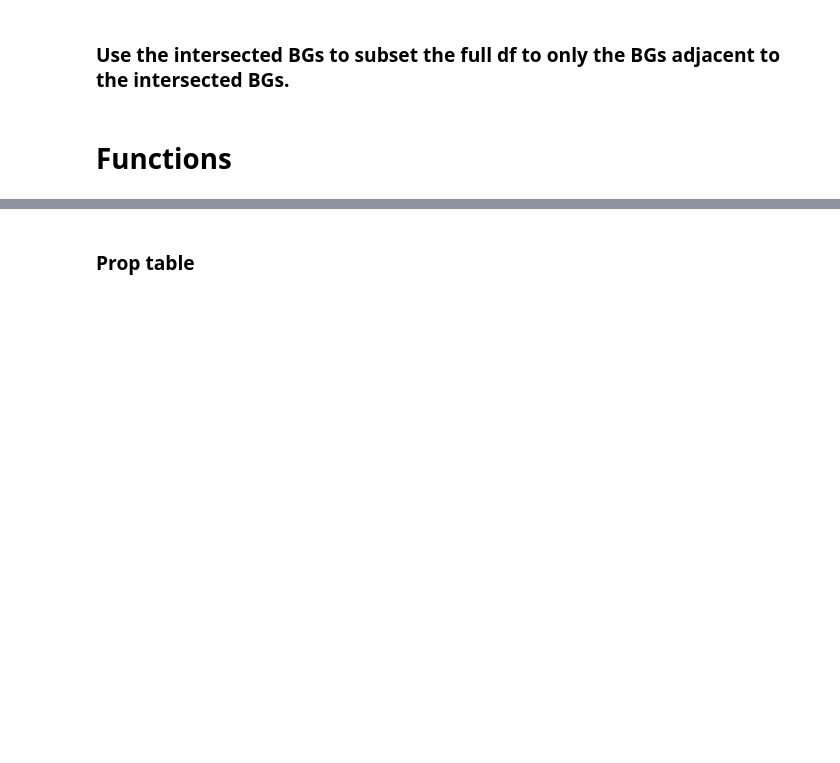
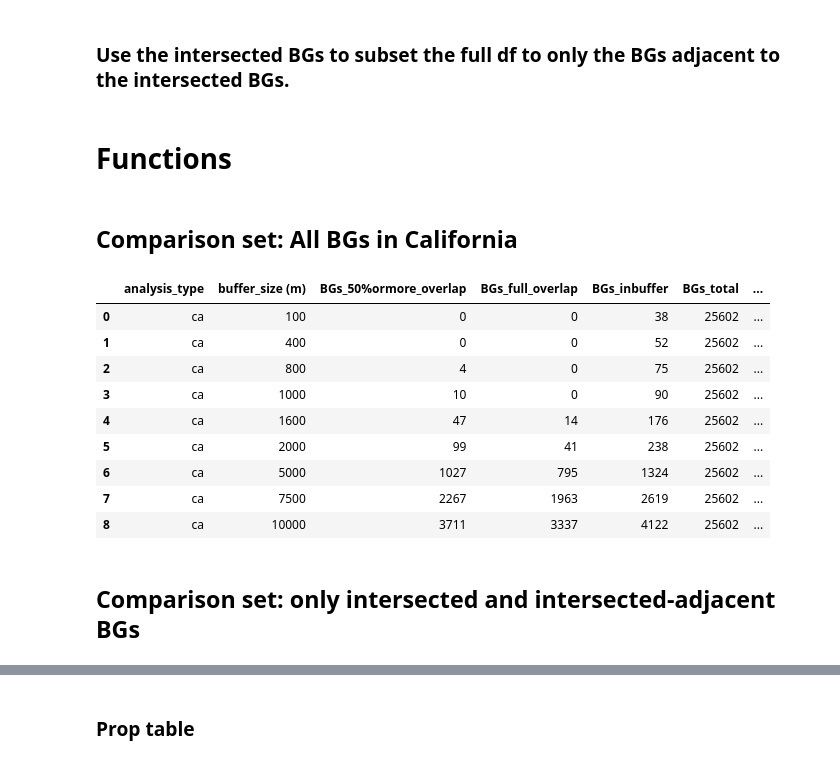
Before and after one commit to natebendermontana/capstone_rmi, a Jupyter notebook: bg_buffer_analysis.ipynb, the cells around one changed output, grey strips where cells are left out. Saved outputs shown, nothing was run; the diff lists cells and outputs as text; code cells hidden in the pictures; blank space fills up the shorter version.

```diff
--- a/bg_buffer_analysis.ipynb
+++ b/bg_buffer_analysis.ipynb
@@ -109,10 +109,10 @@ ca_bg_joined_sub = pd.merge(ca_bg_joined_sub, counties_sub,
 # %% [markdown]
 #### Subset full social data down to just intersected BGs and BGs adjacent ("touching") to the intersected BGs.
 # %%
-buffer_size=2000
-ca_flares, intersect_df = create_buffer_intersection(ca_flares, ca_bg_joined_sub, buffer_size)
+# buffer_size=2000
+# ca_flares, intersect_df = create_buffer_intersection(ca_flares, ca_bg_joined_sub, buffer_size)
 # %%
-intersect_df = intersect_df.set_geometry('intersect_geom')
-ca_bg_joined_sub = ca_bg_joined_sub.set_geometry('bg_geom')
+# intersect_df = intersect_df.set_geometry('intersect_geom')
+# ca_bg_joined_sub = ca_bg_joined_sub.set_geometry('bg_geom')
 
-intersect_mask = intersect_df['bg_id'].unique()
+# intersect_mask = intersect_df['bg_id'].unique()
@@ -176,17 +170,17 @@ bgs_intersections = pd.merge(inter_adj_df,
 # %%
-# Apply the proportion to each demographic variable to find counts by variable
-demo_vars = ['ACSTOTPOP', 'MINORPOP']
-for var in demo_vars:
-    bgs_intersections[var + '_intersect_count'] = bgs_intersections[var] * bgs_intersections['intersect_prop']
+# # Apply the proportion to each demographic variable to find counts by variable
+# demo_vars = ['ACSTOTPOP', 'MINORPOP']
+# for var in demo_vars:
+#     bgs_intersections[var + '_intersect_count'] = bgs_intersections[var] * bgs_intersections['intersect_prop']
 
-# find overall proportions for each demo var by dividing var count by respective total population
-for var in demo_vars:
-    bgs_intersections[var + '_bg_totprop'] = np.where(bgs_intersections['ACSTOTPOP'] != 0,
-                                                      bgs_intersections[var] / bgs_intersections['ACSTOTPOP'], 0)
+# # find overall proportions for each demo var by dividing var count by respective total population
+# for var in demo_vars:
+#     bgs_intersections[var + '_bg_totprop'] = np.where(bgs_intersections['ACSTOTPOP'] != 0,
+#                                                       bgs_intersections[var] / bgs_intersections['ACSTOTPOP'], 0)
 
-bgs_intersections['outintersect_prop'] = 1-bgs_intersections['intersect_prop']
+# bgs_intersections['outintersect_prop'] = 1-bgs_intersections['intersect_prop']
 
-# Calculate the in_buffer and out_buffer proportions for the sample
-in_buffer = np.sum(bgs_intersections['MINORPOP_bg_totprop'] * bgs_intersections['intersect_prop']) / np.sum(bgs_intersections['intersect_prop'])
-out_buffer = np.sum(bgs_intersections['MINORPOP_bg_totprop'] * bgs_intersections['outintersect_prop']) / np.sum(bgs_intersections['outintersect_prop'])
+# # Calculate the in_buffer and out_buffer proportions for the sample
+# in_buffer = np.sum(bgs_intersections['MINORPOP_bg_totprop'] * bgs_intersections['intersect_prop']) / np.sum(bgs_intersections['intersect_prop'])
+# out_buffer = np.sum(bgs_intersections['MINORPOP_bg_totprop'] * bgs_intersections['outintersect_prop']) / np.sum(bgs_intersections['outintersect_prop'])
 # %%
@@ -234,6 +240,8 @@ def create_buffer_intersection(flares_df, social_df, buffer_size):
     intersect_temp.rename(columns={'geometry':'intersect_geom'}, inplace=True)  # old:new. Match col names for merging
 
     return flares_df, intersect_temp
+# %% [markdown]
+## Comparison set: All BGs in California
 # %%
 def calculate_stats_ca(intersect_portions, social_df, buffer_size, analysis_type):
     """
@@ -279,8 +287,10 @@ def calculate_stats_ca(intersect_portions, social_df, buffer_size, analysis_type
     bgs_intersections['outintersect_prop'] = 1-bgs_intersections['intersect_prop']
 
     # Calculate the in_buffer and out_buffer proportions for the sample
-    in_buffer = np.sum(bgs_intersections['MINORPOP_bg_totprop'] * bgs_intersections['intersect_prop']) / np.sum(bgs_intersections['intersect_prop'])
-    out_buffer = np.sum(bgs_intersections['MINORPOP_bg_totprop'] * bgs_intersections['outintersect_prop']) / np.sum(bgs_intersections['outintersect_prop'])
+    in_buffer = (np.sum(bgs_intersections['MINORPOP_bg_totprop'] * bgs_intersections['intersect_prop']) /
+                 np.sum(bgs_intersections['intersect_prop']))
+    out_buffer = (np.sum(bgs_intersections['MINORPOP_bg_totprop'] * bgs_intersections['outintersect_prop']) /
+                  np.sum(bgs_intersections['outintersect_prop']))
 
     # old print statements; not used now but may be useful in future
 #     print(f" buffer: *{buffer_size}m*")
@@ -324,4 +334,15 @@ for buffer_size in buffer_sizes:
 
     df_view_ca = df_view_ca.append(buffer_output, ignore_index=True)
 # %%
-df_view
+df_view_ca
+# %% [output]
+|  | analysis_type | buffer_size (m) | BGs_50%ormore_overlap | BGs_full_overlap | BGs_inbuffer | BGs_total | ... |
+| 0 | ca | 100 | 0 | 0 | 38 | 25602 | ... |
+| 1 | ca | 400 | 0 | 0 | 52 | 25602 | ... |
+| 2 | ca | 800 | 4 | 0 | 75 | 25602 | ... |
+| 3 | ca | 1000 | 10 | 0 | 90 | 25602 | ... |
+| 4 | ca | 1600 | 47 | 14 | 176 | 25602 | ... |
+| 5 | ca | 2000 | 99 | 41 | 238 | 25602 | ... |
+| 6 | ca | 5000 | 1027 | 795 | 1324 | 25602 | ... |
+| 7 | ca | 7500 | 2267 | 1963 | 2619 | 25602 | ... |
+| 8 | ca | 10000 | 3711 | 3337 | 4122 | 25602 | ... |
@@ -328,3 +351,5 @@ df_view
+# %% [markdown]
+## Comparison set: only intersected and intersected-adjacent BGs
 # %%
 def calculate_stats_adjacent(intersect_portions, social_df, buffer_size, analysis_type):
     """
```
Also changed, not shown: parts of 30 cells of this notebook, 2 other files.
